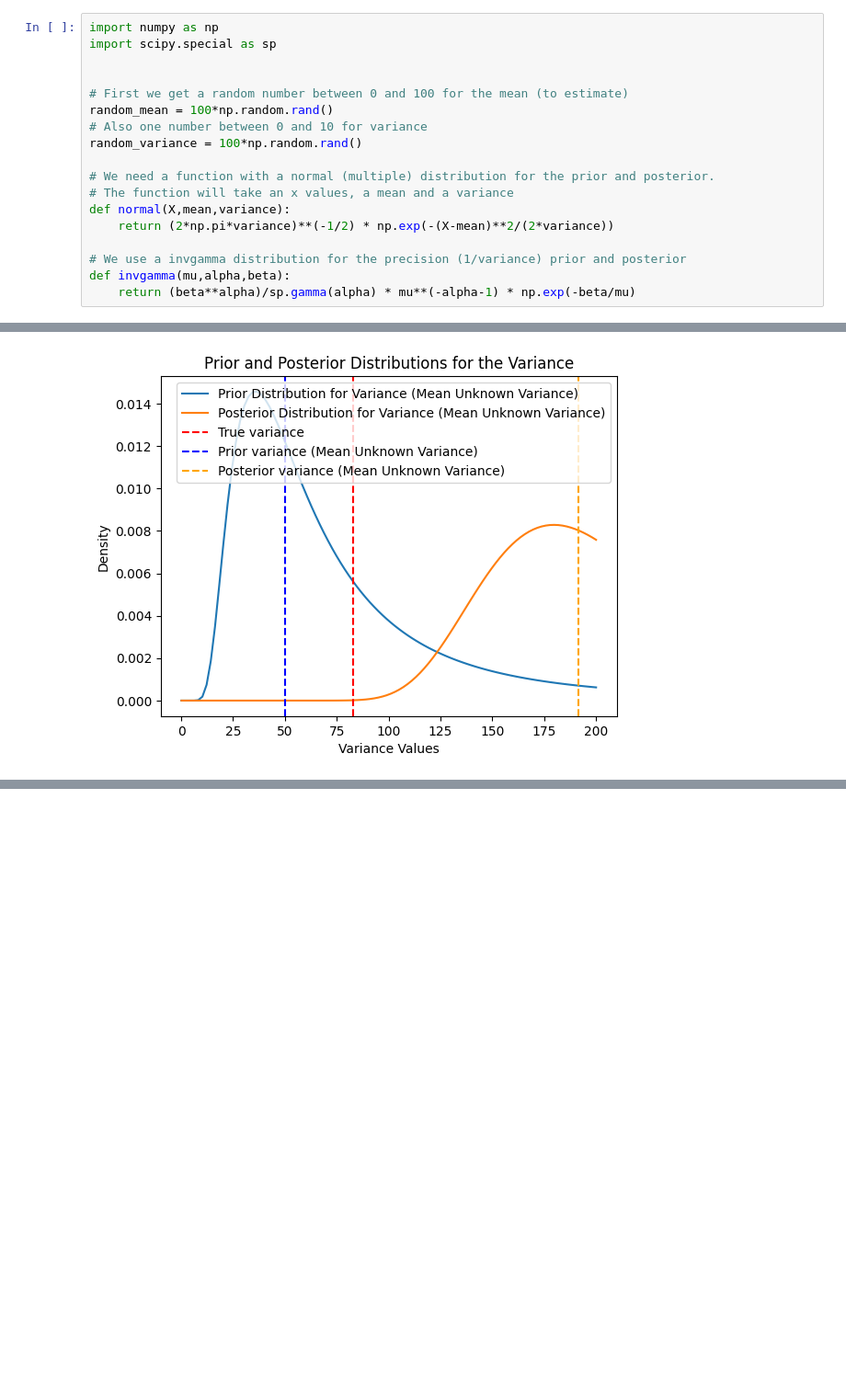
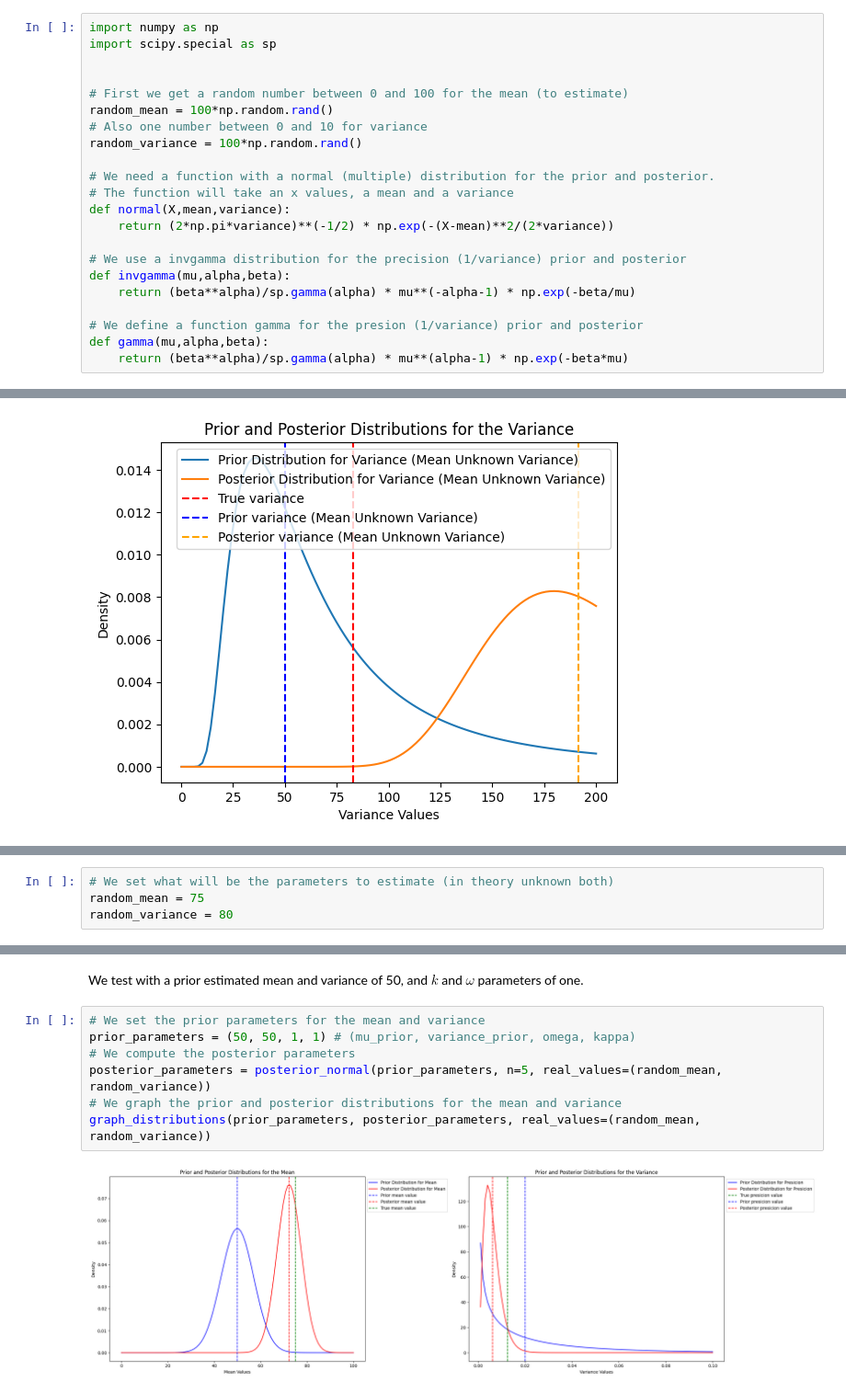
Before and after one commit to tzar-or/bayesian-stats-with-julia-and-python, a Jupyter notebook: normal-distribution/python.ipynb, the cells around one changed output, grey strips where cells are left out. Shown at 92% size. Saved outputs shown, nothing was run; the diff lists cells and outputs as text; blank space fills up the shorter version.

Commit message:
test with the parameters for a normal dist with unknown variance

```diff
--- a/normal-distribution/python.ipynb
+++ b/normal-distribution/python.ipynb
@@ -20,4 +20,8 @@ def normal(X,mean,variance):
 # We use a invgamma distribution for the precision (1/variance) prior and posterior
 def invgamma(mu,alpha,beta):
     return (beta**alpha)/sp.gamma(alpha) * mu**(-alpha-1) * np.exp(-beta/mu)
+
+# We define a function gamma for the presion (1/variance) prior and posterior
+def gamma(mu,alpha,beta):
+    return (beta**alpha)/sp.gamma(alpha) * mu**(alpha-1) * np.exp(-beta*mu)
 # %% [markdown]
@@ -124,0 +136,4 @@ if variance_known == 0:
+# %%
+# We set what will be the parameters to estimate (in theory unknown both)
+random_mean = 75
+random_variance = 80
@@ -124,0 +208,11 @@ if variance_known == 0:
+# %% [markdown]
+We test with a prior estimated mean and variance of 50, and $k$ and $\omega$ parameters of one.
+# %%
+# We set the prior parameters for the mean and variance
+prior_parameters = (50, 50, 1, 1) # (mu_prior, variance_prior, omega, kappa)
+# We compute the posterior parameters
+posterior_parameters = posterior_normal(prior_parameters, n=5, real_values=(random_mean, random_variance))
+# We graph the prior and posterior distributions for the mean and variance
+graph_distributions(prior_parameters, posterior_parameters, real_values=(random_mean, random_variance))
+# %% [output]
+[figure, added]
```
Also changed, not shown: parts of 13 cells of this notebook.
